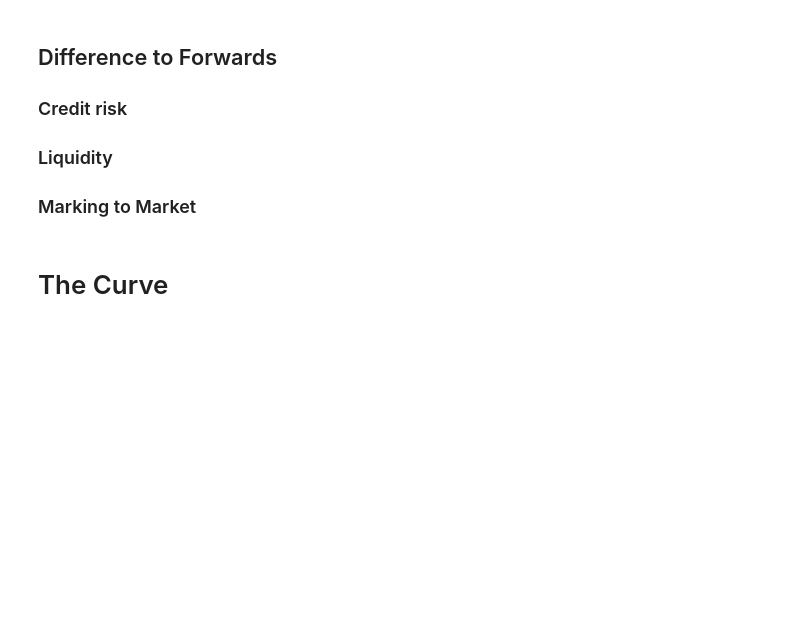
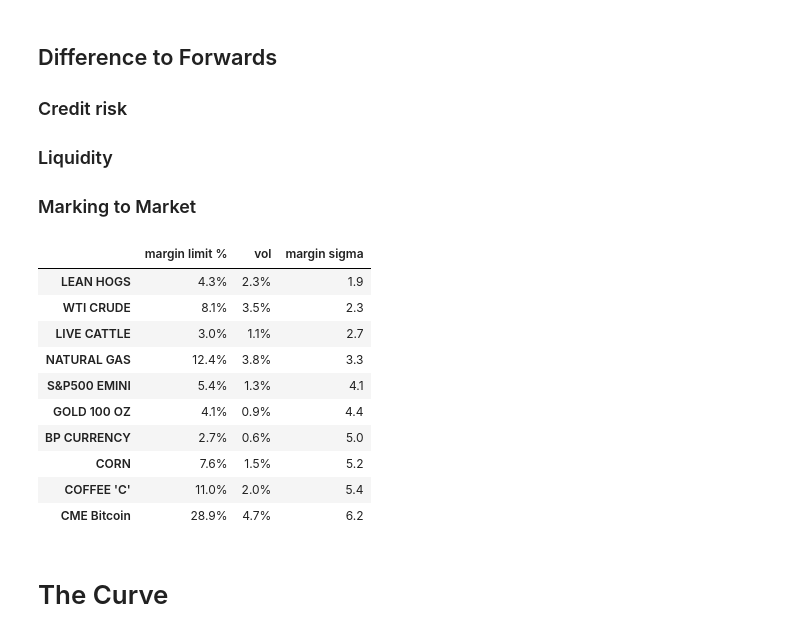
Before and after one commit to MarkHendricks/drw-markets, a Jupyter notebook: notebooks/B.2. Commodity Futures.ipynb, the cells around one changed output. Drawn from its saved outputs; the diff is of its cells as text; code cells hidden in the pictures; blank space fills up the shorter version.

```diff
--- a/notebooks/B.2. Commodity Futures.ipynb
+++ b/notebooks/B.2. Commodity Futures.ipynb
@@ -203,6 +203,32 @@ $$F_0 = S_0e^{(r_f+c^*)T}$$
 ### Liquidity
 
 ### Marking to Market
+# %%
+marg = futures_info[['name']].copy()
+marg['margin limit %'] = futures_info['margin limit']/futures_info['contract value']
+
+px = futures_hist.copy()
+px[px<0] = np.nan
+rx = px.pct_change().dropna()
+
+marg['vol'] = rx.std().values
+marg['margin sigma'] = marg['margin limit %'] / marg['vol']
+marg.set_index('name',inplace=True)
+marg.index = [' '.join(row.split()[:-2]) for row in marg.index]
+
+marg.dropna().sort_values('margin sigma').style.format({'margin limit %':'{:.1%}','vol':'{:.1%}','margin sigma':'{:.1f}'})
+# %% [output]
+|  | margin limit % | vol | margin sigma |
+| LEAN HOGS | 4.3% | 2.3% | 1.9 |
+| WTI CRUDE | 8.1% | 3.5% | 2.3 |
+| LIVE CATTLE | 3.0% | 1.1% | 2.7 |
+| NATURAL GAS | 12.4% | 3.8% | 3.3 |
+| S&P500 EMINI | 5.4% | 1.3% | 4.1 |
+| GOLD 100 OZ | 4.1% | 0.9% | 4.4 |
+| BP CURRENCY | 2.7% | 0.6% | 5.0 |
+| CORN | 7.6% | 1.5% | 5.2 |
+| COFFEE 'C' | 11.0% | 2.0% | 5.4 |
+| CME Bitcoin | 28.9% | 4.7% | 6.2 |
 # %% [markdown]
 # The Curve
 # %% [markdown]
```
Also changed, not shown: parts of 21 cells of this notebook, 2 other files.
